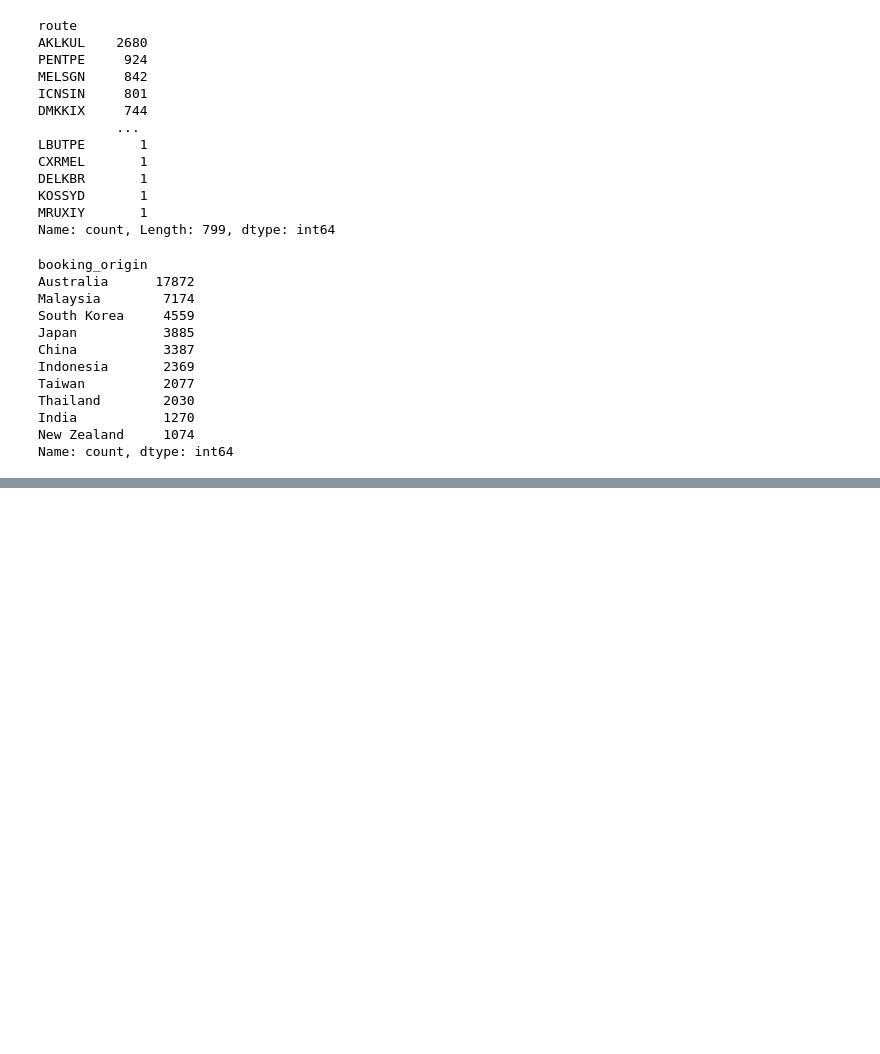
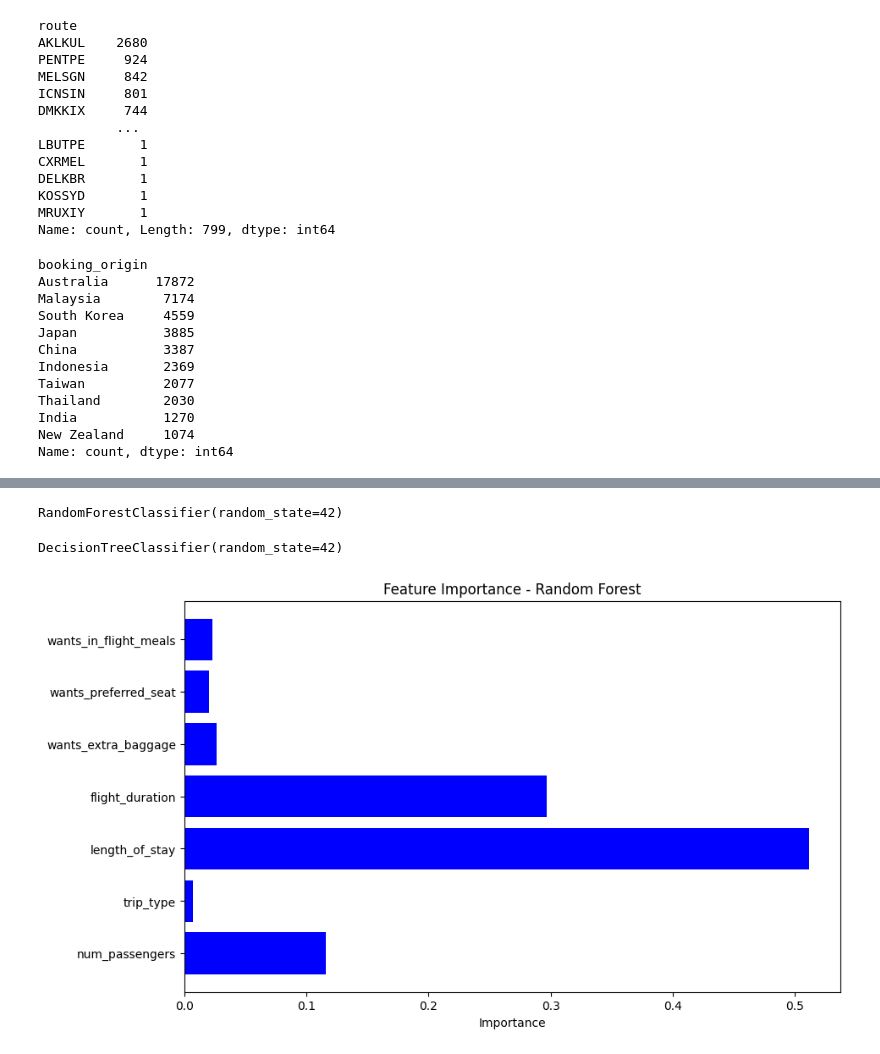
Before and after one commit to daameya/BritishAirway-Data-Analysis, a Jupyter notebook: Getting Started_task_2.ipynb, the cells around one changed output, grey strips where cells are left out. Saved outputs shown, nothing was run; the diff lists cells and outputs as text; code cells hidden in the pictures; blank space fills up the shorter version.

```diff
--- a/Getting Started_task_2.ipynb
+++ b/Getting Started_task_2.ipynb
@@ -161,0 +358,4 @@ Name: count, dtype: int64
+# %%
+# Initialize and train a DecisionTreeClassifier
+tree = DecisionTreeClassifier(random_state=52)
+tree.fit(X_train, y_train)
@@ -161,0 +384,4 @@ Name: count, dtype: int64
+# %%
+# Initialize the models
+decision_tree = DecisionTreeClassifier(random_state=42)
+random_forest = RandomForestClassifier(random_state=42)
@@ -161,0 +416,21 @@ Name: count, dtype: int64
+# %%
+# Train the Random Forest model for feature importance visualization
+random_forest.fit(X_train, y_train)
+# %% [output]
+RandomForestClassifier(random_state=42)
+# %%
+decision_tree.fit(X_train, y_train)
+# %% [output]
+DecisionTreeClassifier(random_state=42)
+# %%
+# Feature importance visualization
+feature_importances = random_forest.feature_importances_
+features = X.columns
+
+plt.figure(figsize=(10, 6))
+plt.barh(features, feature_importances, color='blue')
+plt.xlabel('Importance')
+plt.title('Feature Importance - Random Forest')
+plt.show()
+# %% [output]
+[figure, added]
```
Also changed, not shown: parts of 33 cells of this notebook.
